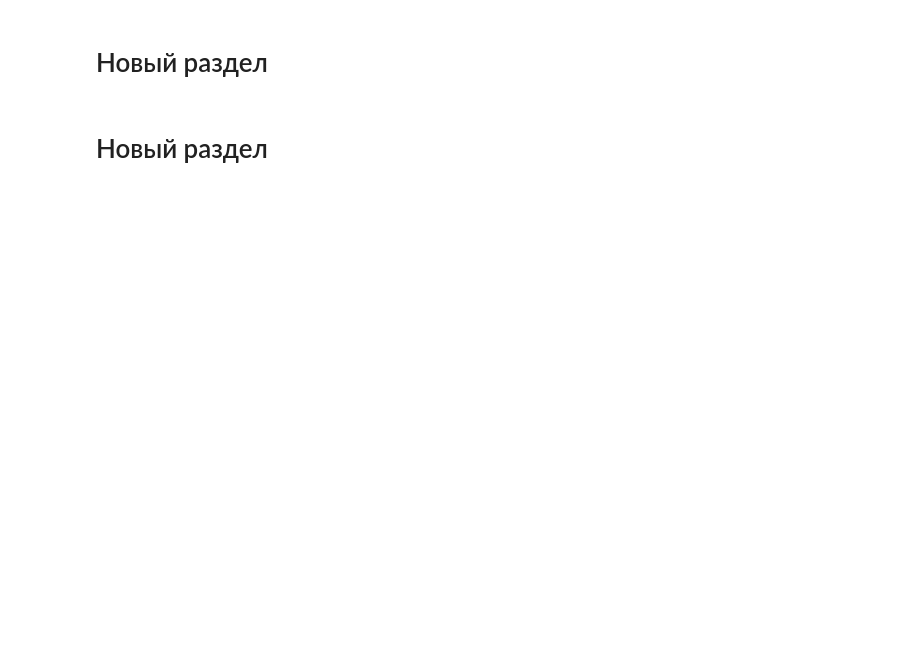
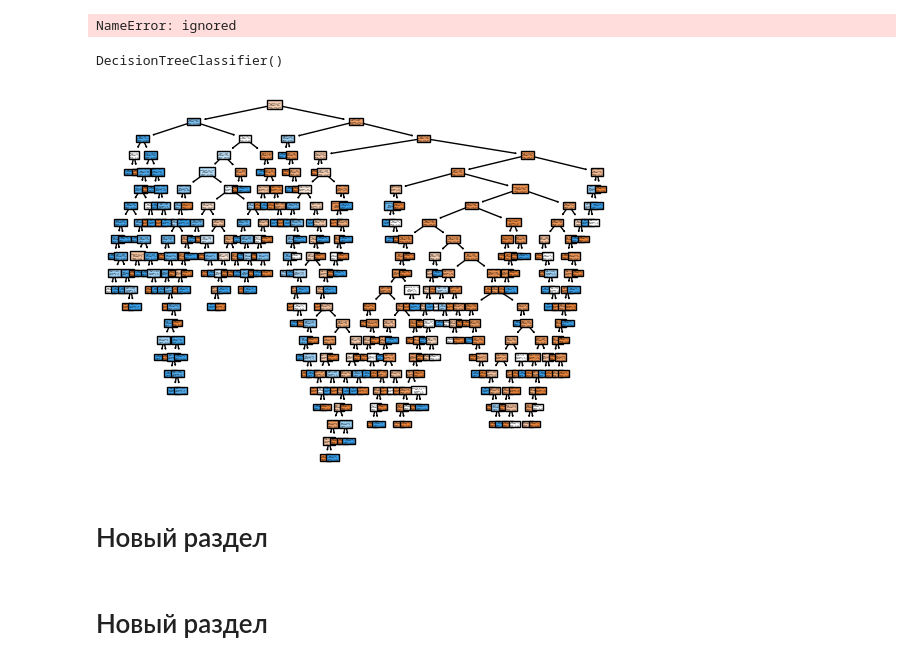
Before and after one commit to Anele1977/stepik_auto_tests_python, a Jupyter notebook: Untitled0.ipynb, the cells around one changed output. Saved outputs shown, nothing was run; the diff lists cells and outputs as text; code cells hidden in the pictures; blank space fills up the shorter version.

```diff
--- a/Untitled0.ipynb
+++ b/Untitled0.ipynb
@@ -16,3 +40,19 @@ df.plot.scatter(x='x', y='y')
+# %%
+X_train.head()
+# %% [output]
+NameError: ignored
+# %%
+clf = tree.DecisionTreeClassifier(criterion='entropy')
+# %%
+clf.fit(X,y)
+# %% [output]
+DecisionTreeClassifier()
+# %%
+tree.plot_tree(clf, feature_names=list(X),
+               class_names=['Died', 'Survived'],
+               filled=True);
+# %% [output]
+[figure, added]
 # %% [markdown]
 # Новый раздел
 # %% [markdown]
```
Also changed, not shown: parts of 6 cells of this notebook.
